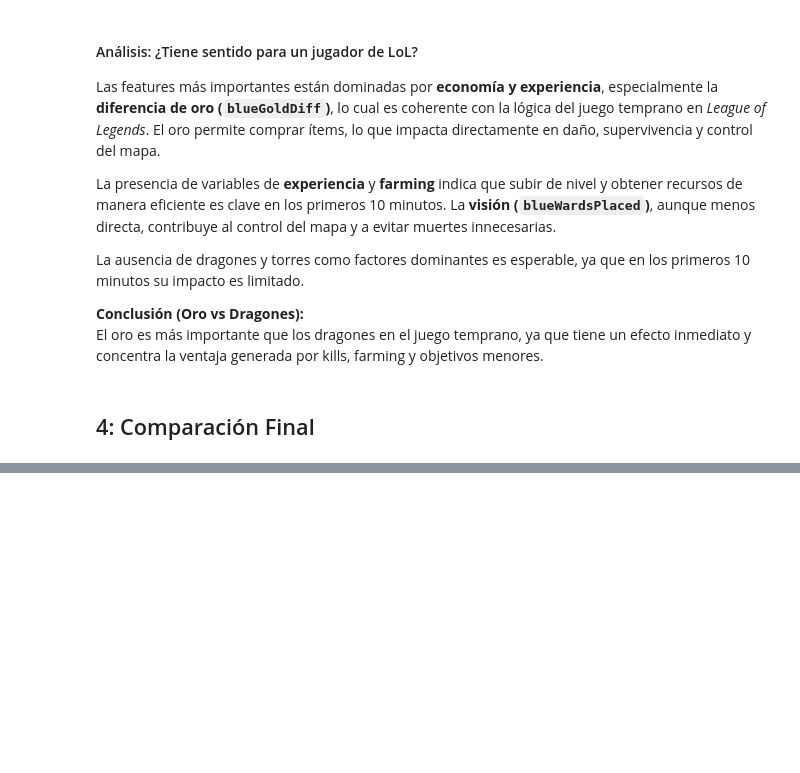
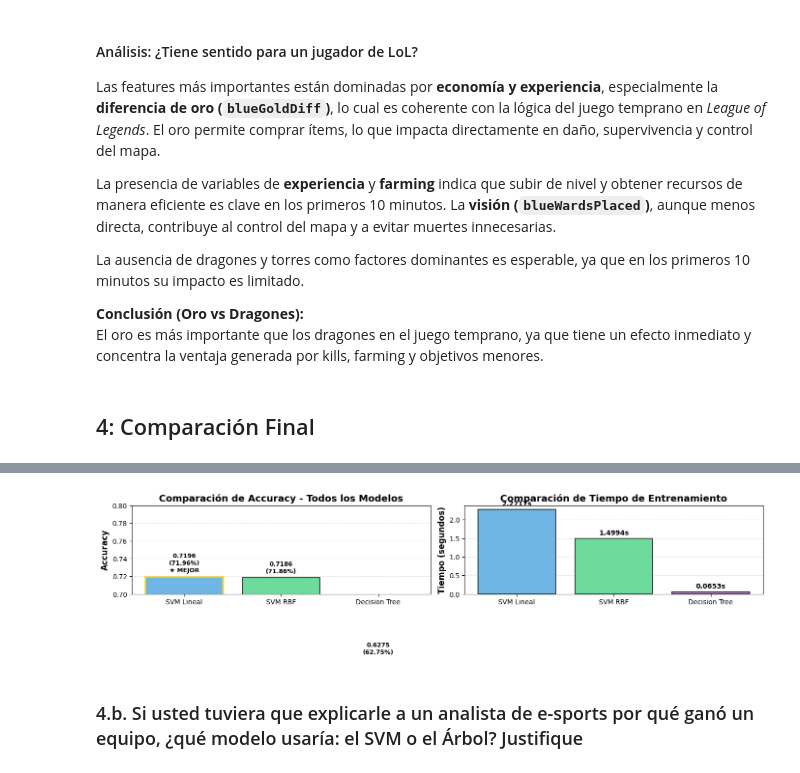
Before and after one commit to DavidDominguez-11/AI-LAB3, a Jupyter notebook: task3.ipynb, the cells around one changed output, grey strips where cells are left out. Saved outputs shown, nothing was run; the diff lists cells and outputs as text; code cells hidden in the pictures; blank space fills up the shorter version.

```diff
--- a/task3.ipynb
+++ b/task3.ipynb
@@ -728,0 +771,45 @@ El oro es más importante que los dragones en el juego temprano, ya que tiene un
+# %%
+# Gráfico comparativo final
+fig, axes = plt.subplots(1, 2, figsize=(14, 5))
+
+# Gráfico 1: Accuracy
+models = ['SVM Lineal', 'SVM RBF', 'Decision Tree']
+accuracies = [accuracy_linear, accuracy_rbf, accuracy_dt]
+colors = ['#3498db', '#2ecc71', '#9b59b6']
+
+bars = axes[0].bar(models, accuracies, color=colors, alpha=0.7, edgecolor='black', linewidth=1.5)
+axes[0].set_ylabel('Accuracy', fontsize=12, fontweight='bold')
+axes[0].set_title('Comparación de Accuracy - Todos los Modelos', fontsize=14, fontweight='bold')
+axes[0].set_ylim([0.7, 0.8])
+axes[0].grid(axis='y', alpha=0.3, linestyle='--')
+
+# Destacar el mejor
+best_idx = accuracies.index(max(accuracies))
+bars[best_idx].set_edgecolor('gold')
+bars[best_idx].set_linewidth(3)
+
+# Agregar valores
+for i, (model, acc) in enumerate(zip(models, accuracies)):
+    label = f'{acc:.4f}\n({acc*100:.2f}%)'
+    if i == best_idx:
+        label += '\n★ MEJOR'
+    axes[0].text(i, acc + 0.005, label, ha='center', fontsize=9, fontweight='bold')
+
+# Gráfico 2: Tiempo de entrenamiento
+times = [training_time_linear, training_time_rbf, training_time_dt]
+
+axes[1].bar(models, times, color=colors, alpha=0.7, edgecolor='black', linewidth=1.5)
+axes[1].set_ylabel('Tiempo (segundos)', fontsize=12, fontweight='bold')
+axes[1].set_title('Comparación de Tiempo de Entrenamiento', fontsize=14, fontweight='bold')
+axes[1].grid(axis='y', alpha=0.3, linestyle='--')
+
+# Agregar valores
+for i, (model, t) in enumerate(zip(models, times)):
+    axes[1].text(i, t + 0.1, f'{t:.4f}s', ha='center', fontsize=10, fontweight='bold')
+
+plt.tight_layout()
+plt.show()
+# %% [output]
+[figure, added]
+# %% [markdown]
+### 4.b. Si usted tuviera que explicarle a un analista de e-sports por qué ganó un equipo, ¿qué modelo usaría: el SVM o el Árbol? Justifique
```
Also changed, not shown: parts of 3 cells of this notebook.
